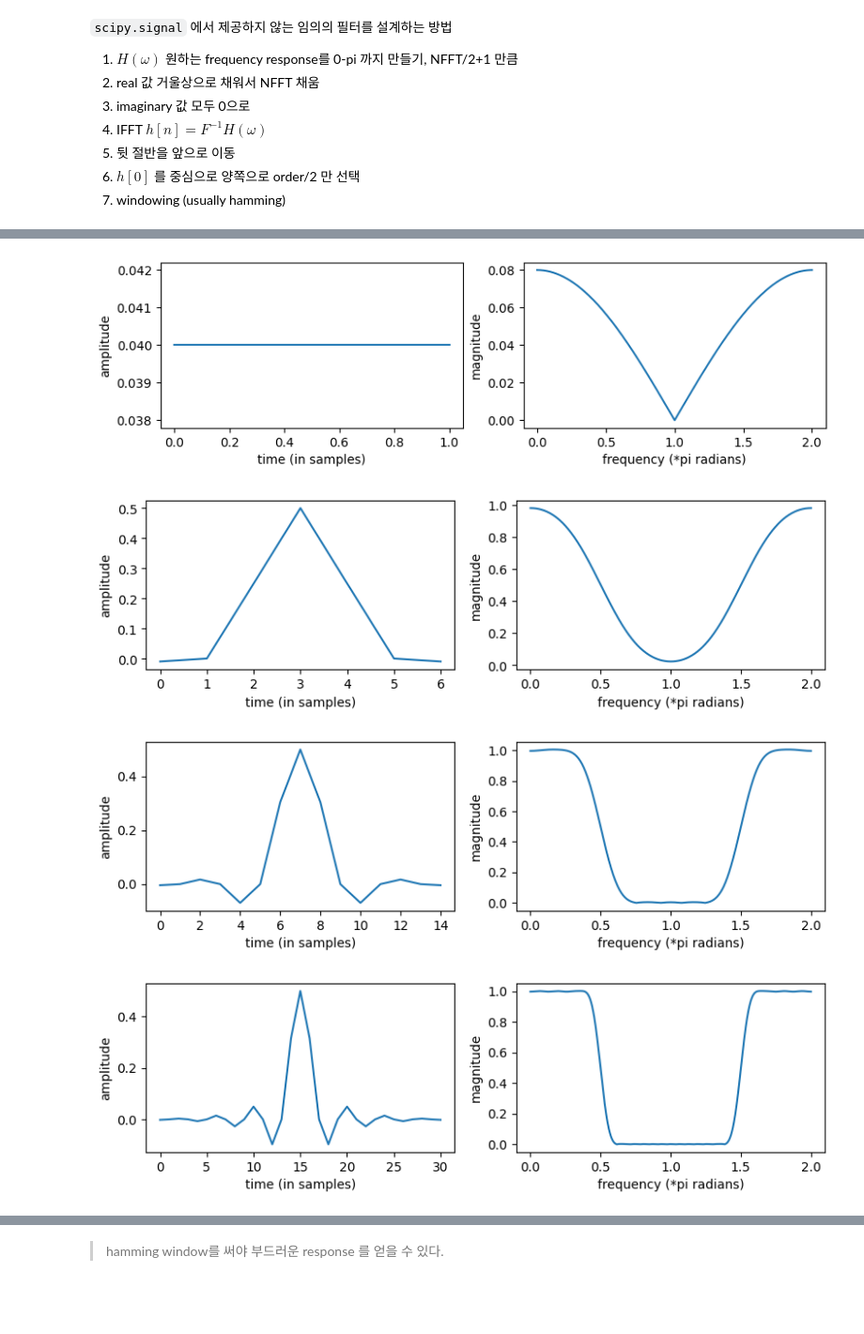
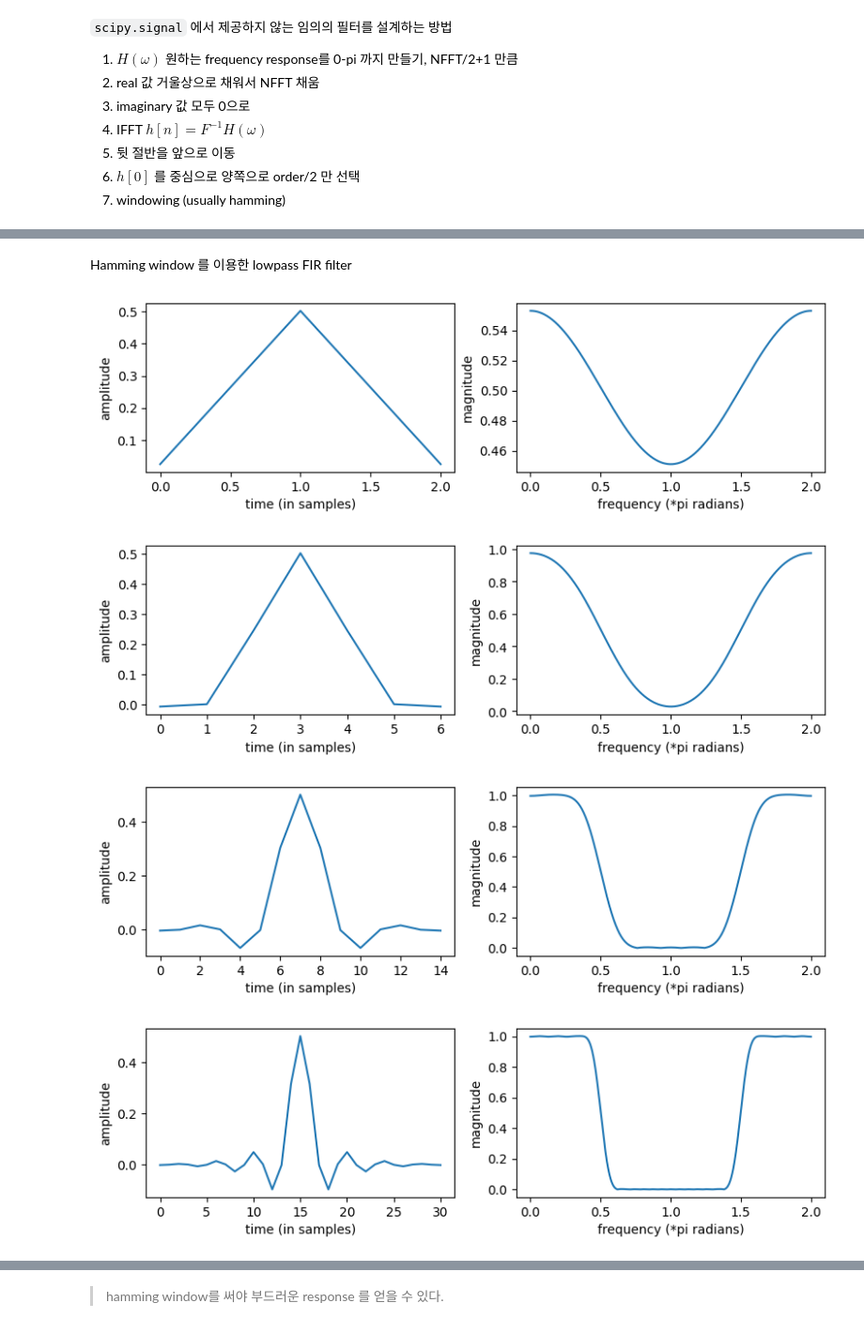
Before and after one commit to gjang7/ssp2023, a Jupyter notebook: lab03/lab03_filtering.ipynb, the cells around one changed output, grey strips where cells are left out. Shown at 94% size. Saved outputs shown, nothing was run; the diff lists cells and outputs as text; code cells hidden in the pictures; blank space fills up the shorter version.

Commit message:
lab03 filtering

```diff
--- a/lab03/lab03_filtering.ipynb
+++ b/lab03/lab03_filtering.ipynb
@@ -346,4 +346,5 @@ def drawFIRFFT(h, NFFT=512):
     plt.ylabel('magnitude')
     return h
 
-getFIRFFT(np.arange(33), 10, 'hamming')
+# example
+h = getFIRFFT(np.arange(33), 10, 'hamming')
@@ -354,8 +353,9 @@ array([-0.02117231,  0.        , -0.28873613,  0.        , -5.91962644,
 # %%
 # lowpass 0.5, rectangular window
+H = np.array([1.0]*129 + [0.0]*128)   # 512 길이의 0-pi
+NffDraw = 2048
 for order in [2, 6,14,30,62]:
-    H = [1.0]*(order//2) + [0.0]*(order//2)
-    h = getFIRFFT(np.array(H), order)
+    h = getFIRFFT(H, order)
     plt.figure(figsize=FIG_SIZE*np.array([1.2,0.8]))
-    drawFIRFFT(h, NFFT=2048)
+    drawFIRFFT(h, NFFT=NffDraw)
 # %% [output]
@@ -364,16 +364,18 @@ for order in [2, 6,14,30,62]:
 [figure]
 [figure]
 [figure]
+# %% [markdown]
+Hamming window 를 이용한 lowpass FIR filter
 # %%
 # lowpass 0.5, hamming window
-# lowpass 0.5
+H = np.array([1.0]*129 + [0.0]*128)   # 512 길이의 0-pi
+NffDraw = 2048
 for order in [2,6,14,30,62]:
-    H = [1.0]*(order//2) + [0.0]*(order//2)
-    h = getFIRFFT(np.array(H), order, winname='hamming')
+    h = getFIRFFT(H, order, winname='hamming')
     plt.figure(figsize=FIG_SIZE*np.array([1.2,0.8]))
     drawFIRFFT(h, NFFT=2048)
 # %% [output]
-[figure, old version]
+[figure, new version]
 [figure]
 [figure]
 [figure]
```
Also changed, not shown: parts of 59 cells of this notebook, 3 other files.
